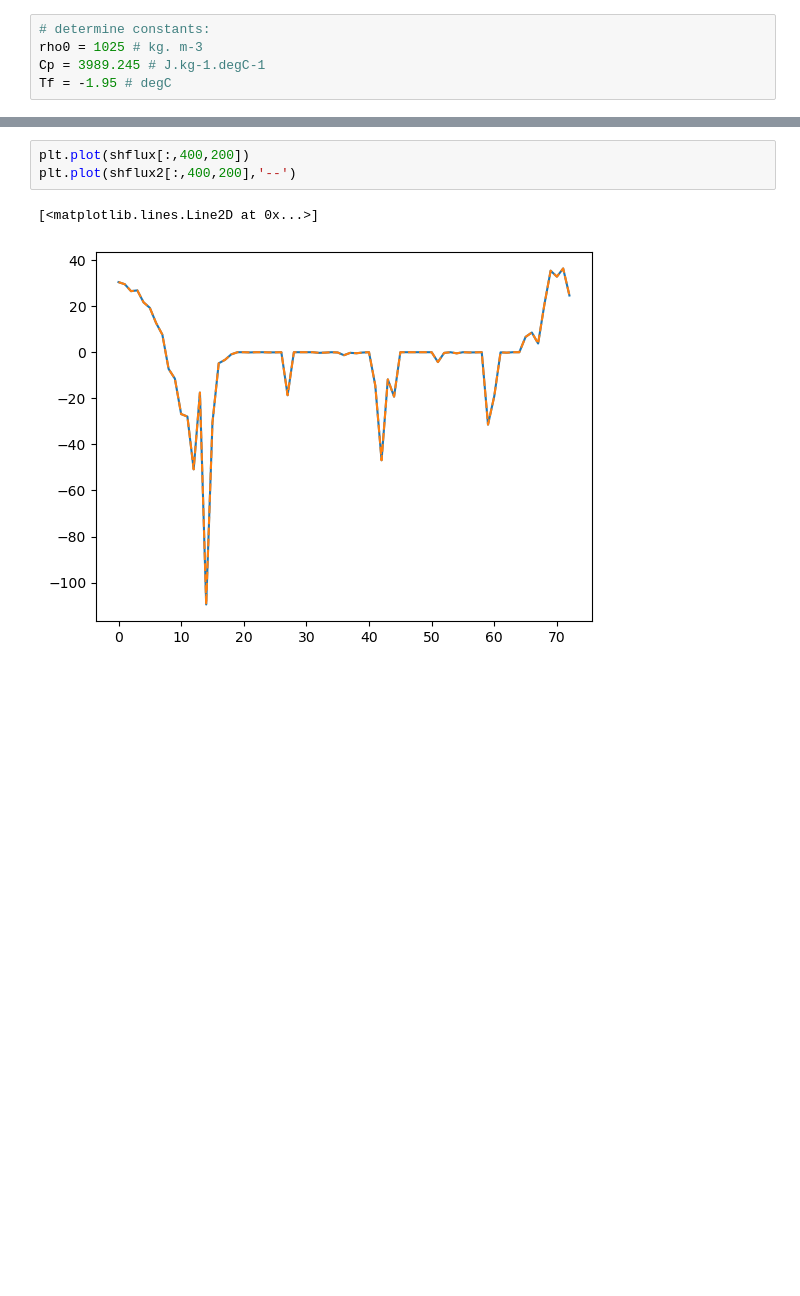
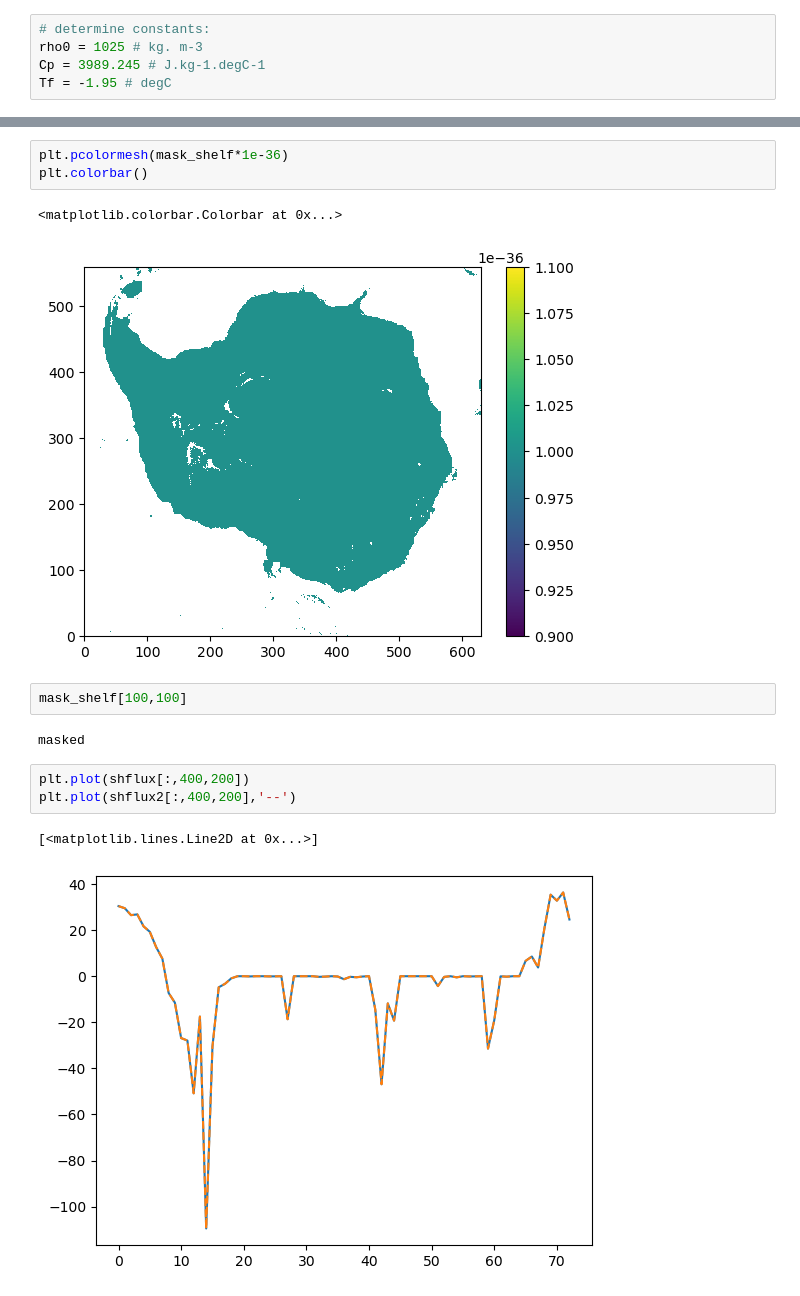
Before and after one commit to fabiobdias/waom_notebook, a Jupyter notebook: OHB_shelf/WAOM10extend_shflim_S_0.25Q_OHB_shelf_budget_closure.ipynb, the cells around one changed output, grey strips where cells are left out. Saved outputs shown, nothing was run; the diff lists cells and outputs as text; blank space fills up the shorter version.

```diff
--- a/OHB_shelf/WAOM10extend_shflim_S_0.25Q_OHB_shelf_budget_closure.ipynb
+++ b/OHB_shelf/WAOM10extend_shflim_S_0.25Q_OHB_shelf_budget_closure.ipynb
@@ -340,3 +368,13 @@ Text(0, 0.5, 'W.m$^{-2}$')
+# %%
+plt.pcolormesh(mask_shelf*1e-36)
+plt.colorbar()
+# %% [output]
+<matplotlib.colorbar.Colorbar at 0x...>
+[figure, added]
+# %%
+mask_shelf[100,100]
+# %% [output]
+masked
 # %%
 plt.plot(shflux[:,400,200])
 plt.plot(shflux2[:,400,200],'--')
```
Also changed, not shown: parts of 13 cells of this notebook, 10 other files.
